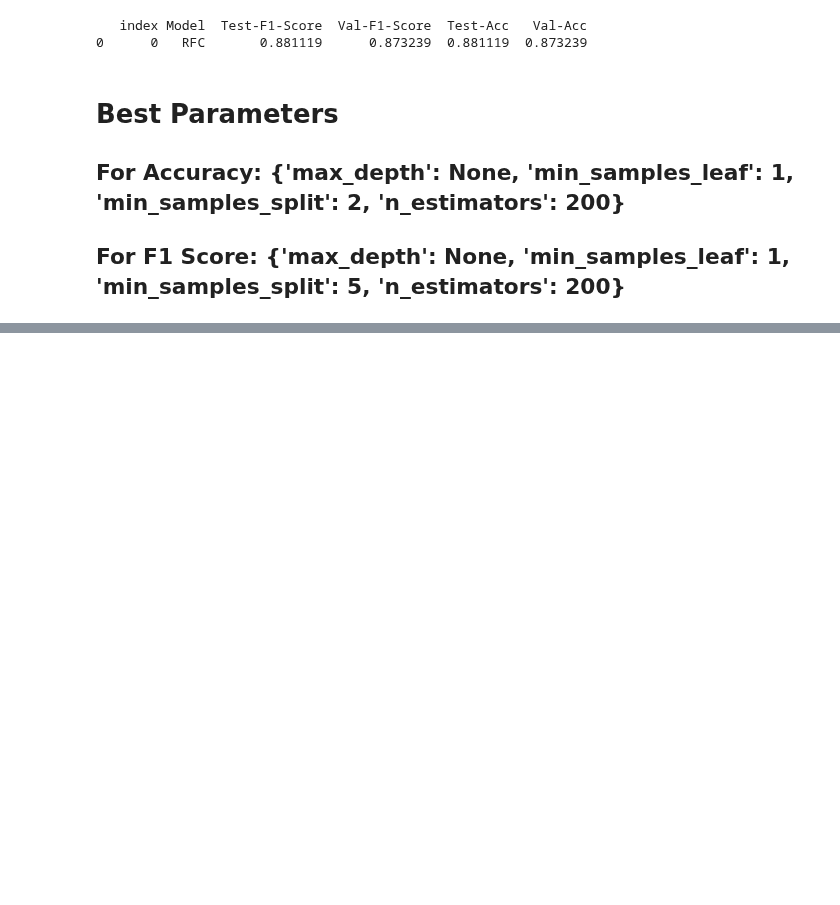
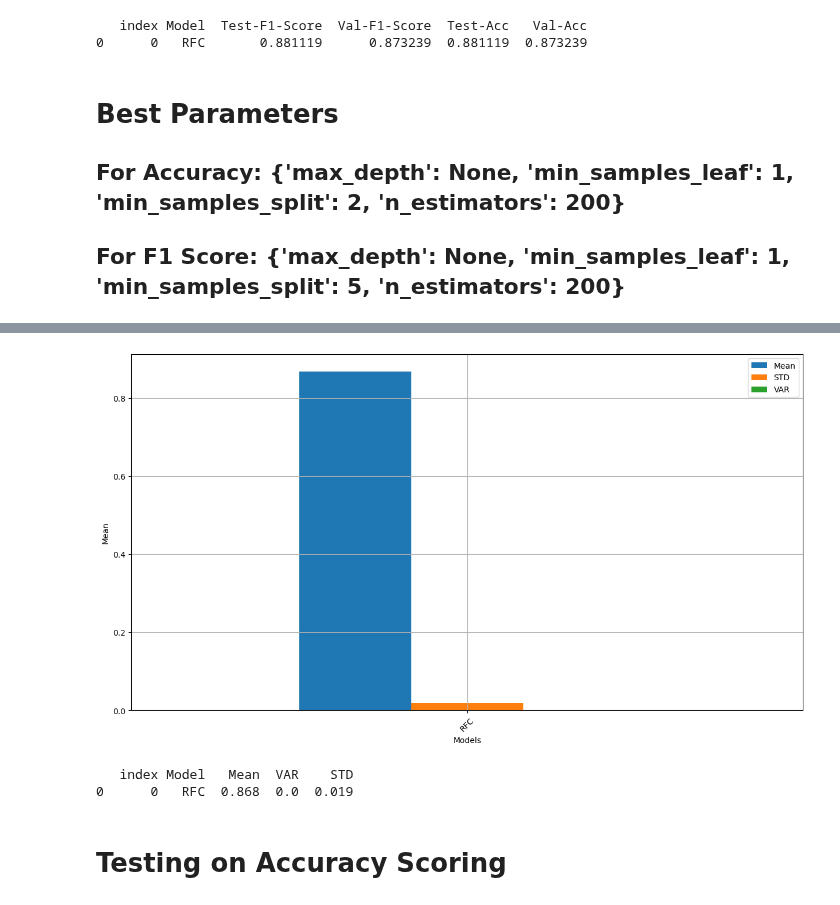
Before and after one commit to MaukanMir/Hotel-Sentiment-Analysis-Two-, a Jupyter notebook: training.ipynb, the cells around one changed output, grey strips where cells are left out. Cells and saved outputs as stored; diff of their text form; code cells hidden in the pictures; blank space fills up the shorter version.

```diff
--- a/training.ipynb
+++ b/training.ipynb
@@ -114,12 +114,12 @@ def evaluate_model(X, y , model, scoring_metric=None):
   mean, var, std = round(np.mean(scores),3), round(np.var(scores),3), round(np.std(scores),3)
   return mean, var, std
 
-def tested_selected_models(model_names, models, X, y):
+def tested_selected_models(model_names, models, X, y, metric=None):
 
   model_performance = []
 
   for model, model_name in zip(models, model_names):
-    mean, var, std = evaluate_model(X, y, model)
+    mean, var, std = evaluate_model(X, y, model, metric) if metric else evaluate_model(X, y, model)
     model_performance.append({
       "Model":model_name,
       "Mean": mean,
@@ -138,7 +138,7 @@ def test_sampling_models(sampling_model_names, sampling_models, model_names, mod
   for sample_model_name, sample_model in zip(sampling_model_names, sampling_models):
     for model_name, model in zip(model_names, models):
       pipeline = create_sampling_pipeline(sample_model, model)
-      mean, var, std = evaluate_model(X, y, pipeline, metric)
+      mean, var, std = evaluate_model(X, y, pipeline, metric) if metric else evaluate_model(X, y, pipeline)
 
       model_performance.append({
       "Model":model_name + "-" + sample_model_name,
@@ -513,0 +518,13 @@ The best Params: {'max_depth': None, 'min_samples_leaf': 1, 'min_samples_split':
+# %%
+model = [RandomForestClassifier(
+  max_depth=None, min_samples_leaf=1, min_samples_split=5, n_estimators=200
+)]
+moedl_name = ["RFC"]
+
+tested_selected_models(moedl_name, model, X_sampled, y_sampled)
+# %% [output]
+[figure, added]
+   index Model   Mean  VAR    STD
+0      0   RFC  0.868  0.0  0.019
+# %% [markdown]
+# Testing on Accuracy Scoring
```
Also changed, not shown: parts of 1 cell of this notebook.
